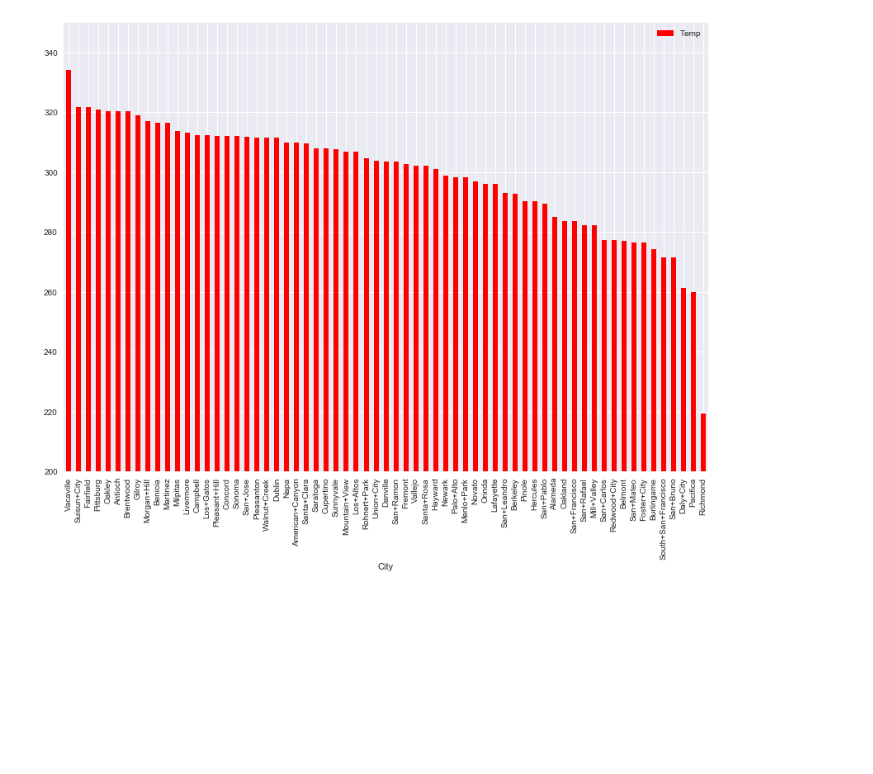
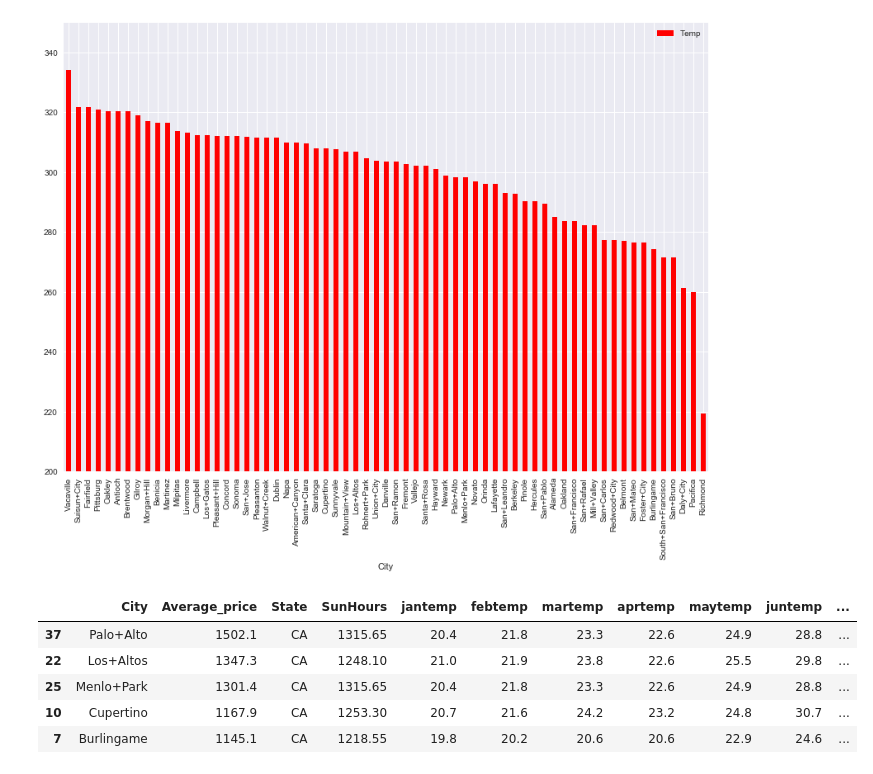
Before and after one commit to imtheaaron/Project1, a Jupyter notebook: Analysis_and_plotting.ipynb, the cells around one changed output. Drawn from its saved outputs; the diff is of its cells as text; code cells hidden in the pictures; blank space fills up the shorter version.

```diff
--- a/Analysis_and_plotting.ipynb
+++ b/Analysis_and_plotting.ipynb
@@ -84,3 +84,13 @@ plt.ylim(200,350)
 plt.show()
 # %% [output]
 [figure]
+# %%
+df = df.sort_values(by = ['Average_price'], ascending= False)
+df.head()
+# %% [output]
+|  | City | Average_price | State | SunHours | jantemp | febtemp | martemp | aprtemp | maytemp | juntemp | ... |
+| 37 | Palo+Alto | 1502.1 | CA | 1315.65 | 20.4 | 21.8 | 23.3 | 22.6 | 24.9 | 28.8 | ... |
+| 22 | Los+Altos | 1347.3 | CA | 1248.10 | 21.0 | 21.9 | 23.8 | 22.6 | 25.5 | 29.8 | ... |
+| 25 | Menlo+Park | 1301.4 | CA | 1315.65 | 20.4 | 21.8 | 23.3 | 22.6 | 24.9 | 28.8 | ... |
+| 10 | Cupertino | 1167.9 | CA | 1253.30 | 20.7 | 21.6 | 24.2 | 23.2 | 24.8 | 30.7 | ... |
+| 7 | Burlingame | 1145.1 | CA | 1218.55 | 19.8 | 20.2 | 20.6 | 20.6 | 22.9 | 24.6 | ... |
```
Also changed, not shown: parts of 13 cells of this notebook, 1 other file.
